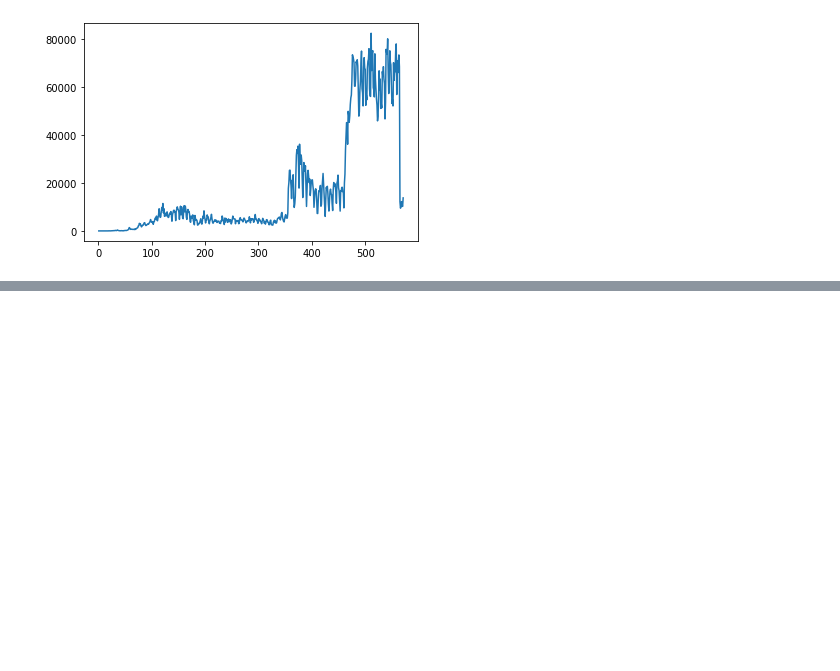
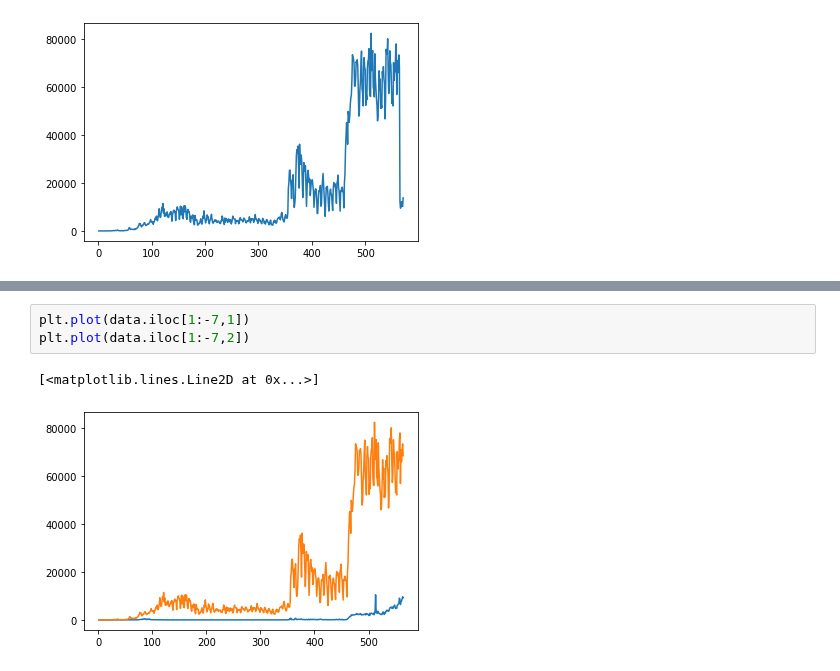
Before and after one commit to Anusarakh/DPDM2021, a Jupyter notebook: Data_102(Chapter_2).ipynb, the cells around one changed output, grey strips where cells are left out. Cells and saved outputs as stored; diff of their text form; blank space fills up the shorter version.

```diff
--- a/Data_102(Chapter_2).ipynb
+++ b/Data_102(Chapter_2).ipynb
@@ -258,0 +259,6 @@ plt.plot(data.iloc[564:,1])
+# %%
+plt.plot(data.iloc[1:-7,1])
+plt.plot(data.iloc[1:-7,2])
+# %% [output]
+[<matplotlib.lines.Line2D at 0x...>]
+[figure, added]
```
Also changed, not shown: parts of 23 cells of this notebook.
